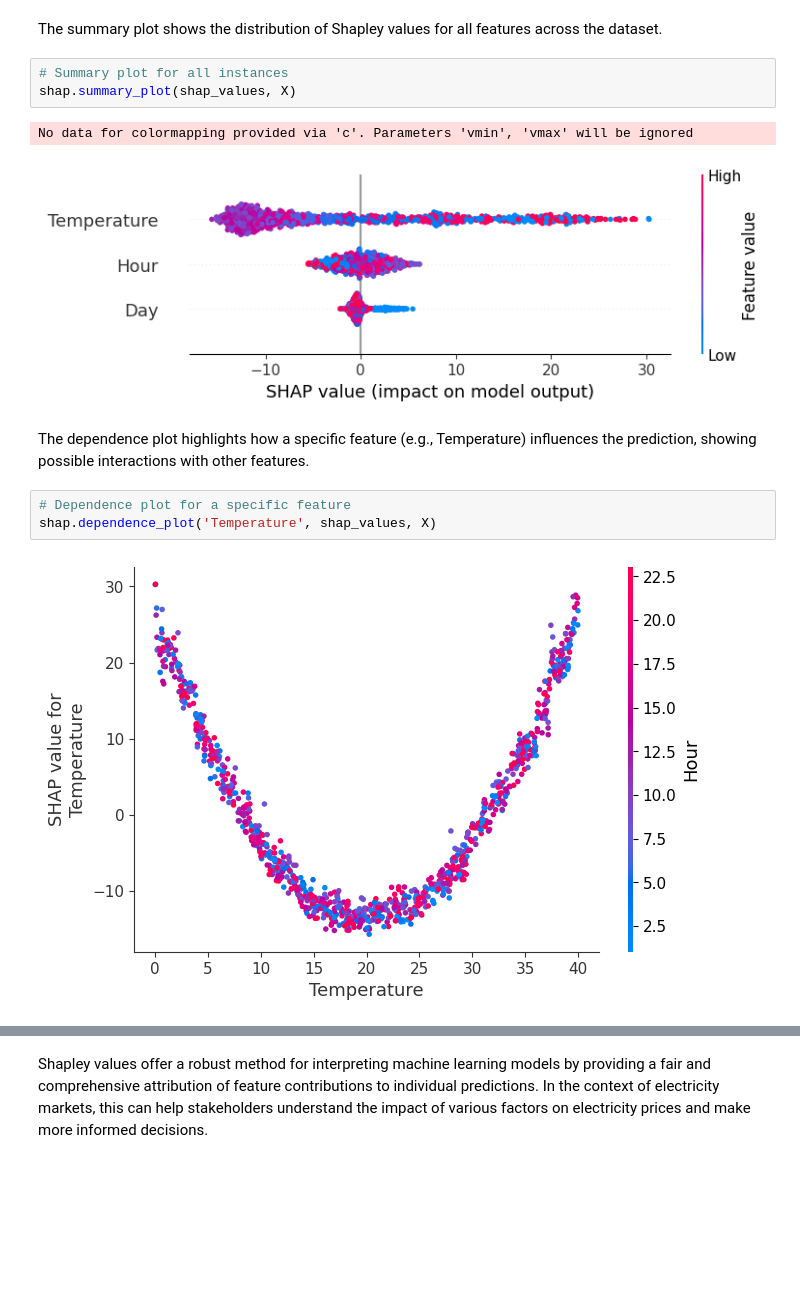
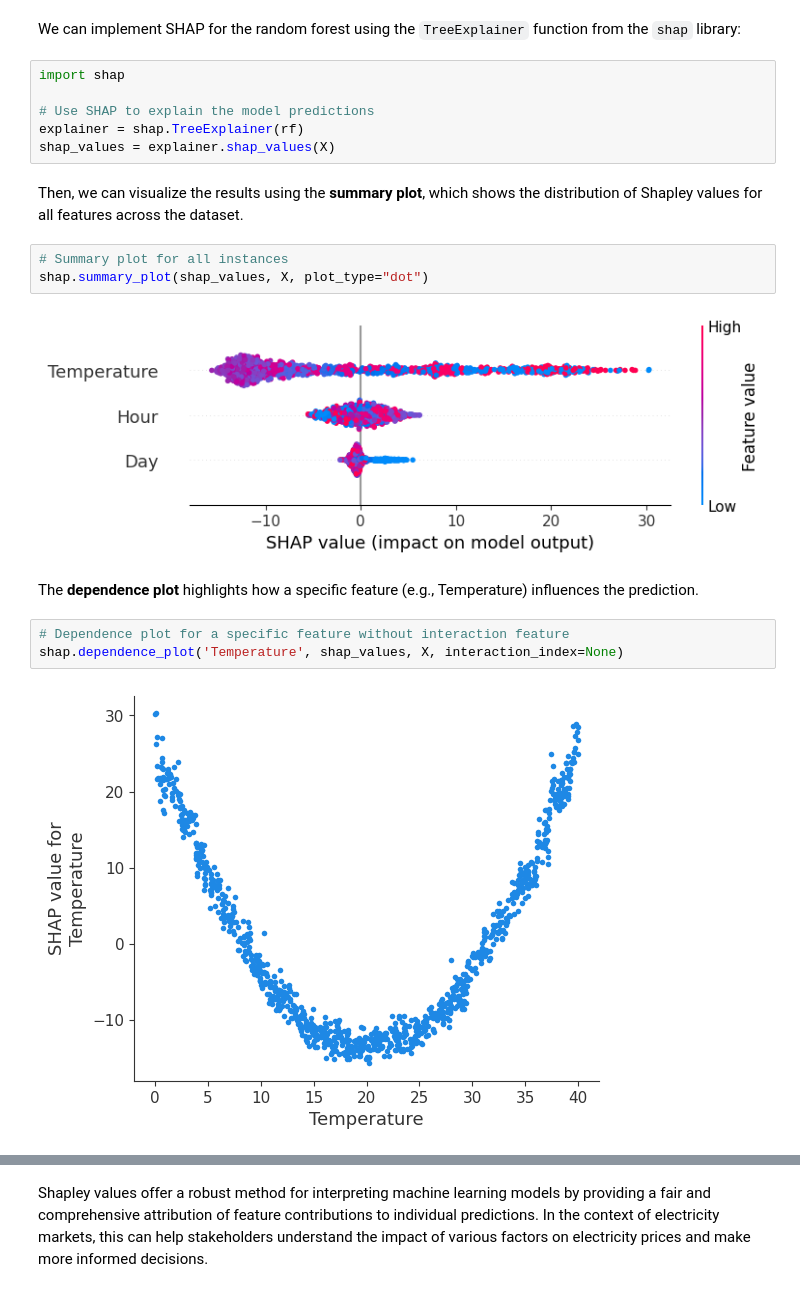
Before and after one commit to dcacciarelli/my-causality-book, a Jupyter notebook: _sources/notebooks/shapley.ipynb, the cells around one changed output, grey strips where cells are left out. Saved outputs shown, nothing was run; the diff lists cells and outputs as text; blank space fills up the shorter version.

```diff
--- a/_sources/notebooks/shapley.ipynb
+++ b/_sources/notebooks/shapley.ipynb
@@ -81,15 +162,22 @@ shap.force_plot(explainer.expected_value, shap_values[0, :], X.iloc[0, :])
+# %% [markdown]
+We can implement SHAP for the random forest using the `TreeExplainer` function from the `shap` library:
+# %%
+import shap
+
+# Use SHAP to explain the model predictions
+explainer = shap.TreeExplainer(rf)
+shap_values = explainer.shap_values(X)
 # %% [markdown]
-The summary plot shows the distribution of Shapley values for all features across the dataset.
+Then, we can visualize the results using the **summary plot**, which shows the distribution of Shapley values for all features across the dataset.
 # %%
 # Summary plot for all instances
-shap.summary_plot(shap_values, X)
+shap.summary_plot(shap_values, X, plot_type="dot")
 # %% [output]
-No data for colormapping provided via 'c'. Parameters 'vmin', 'vmax' will be ignored
-[figure, old version]
+[figure, new version]
 # %% [markdown]
-The dependence plot highlights how a specific feature (e.g., Temperature) influences the prediction, showing possible interactions with other features.
+The **dependence plot** highlights how a specific feature (e.g., Temperature) influences the prediction.
 # %%
-# Dependence plot for a specific feature
-shap.dependence_plot('Temperature', shap_values, X)
+# Dependence plot for a specific feature without interaction feature
+shap.dependence_plot('Temperature', shap_values, X, interaction_index=None)
 # %% [output]
-[figure, old version]
+[figure, new version]
```
Also changed, not shown: parts of 15 cells of this notebook, 10 other files.
